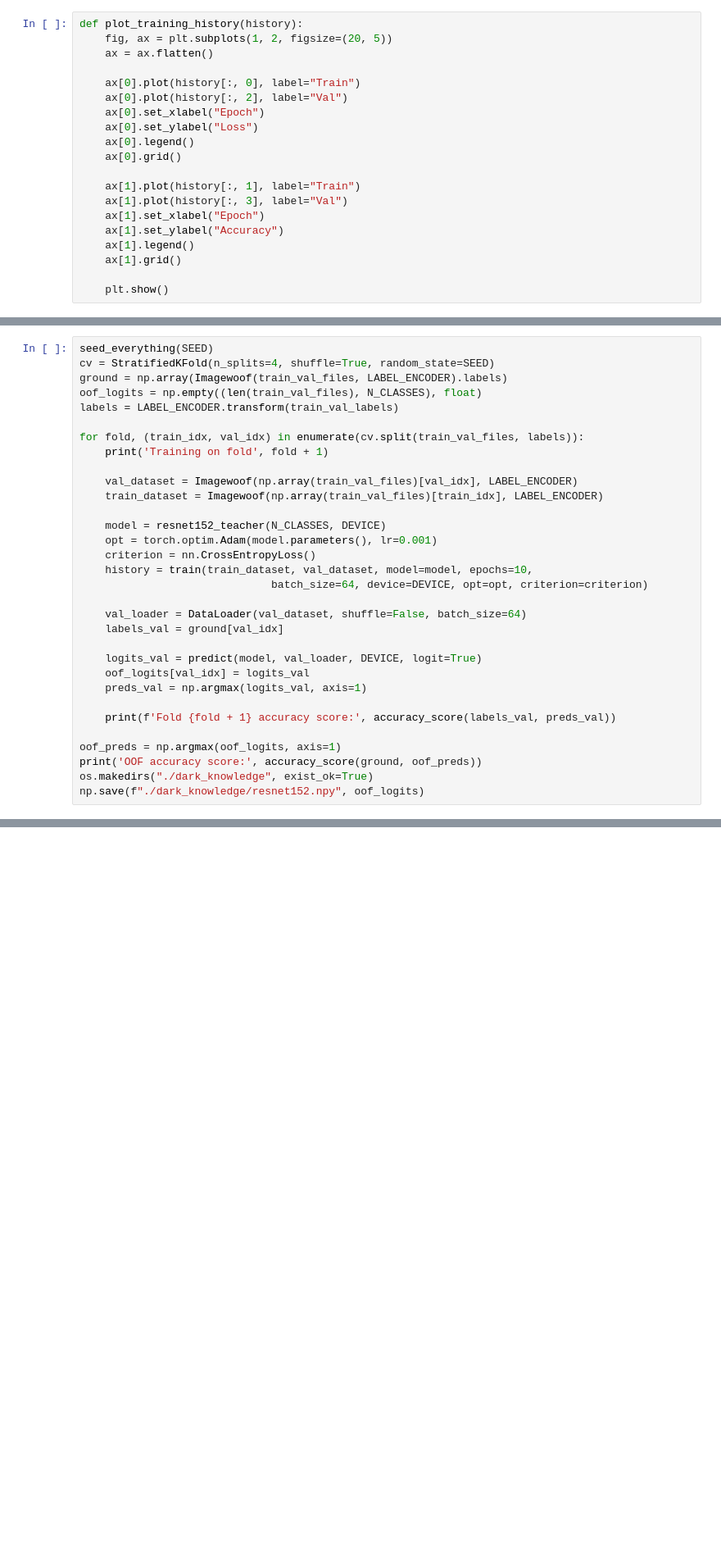
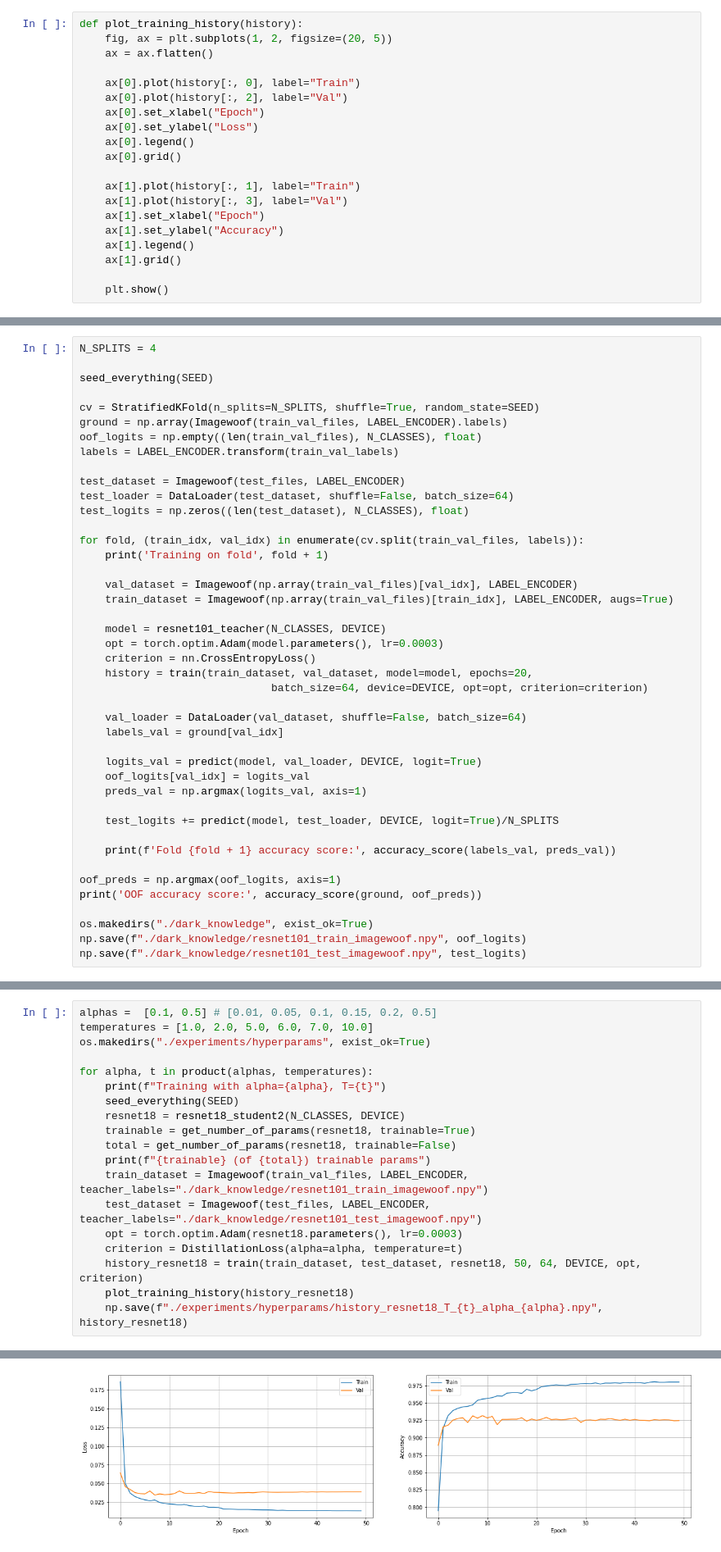
Before and after one commit to stdereka/knowledge-distillation, a Jupyter notebook: experiments.ipynb, the cells around one changed output, grey strips where cells are left out. Shown at 82% size. Saved outputs shown, nothing was run; the diff lists cells and outputs as text; blank space fills up the shorter version.

Commit message:
Experiment T [1.0, 2.0, 5.0, 6.0, 7.0] alpha 0.1 resnet18 <- resnet101

```diff
--- a/experiments.ipynb
+++ b/experiments.ipynb
@@ -149,20 +117,27 @@ plot_training_history(history_resnet152)
 # %%
+N_SPLITS = 4
+
 seed_everything(SEED)
-cv = StratifiedKFold(n_splits=4, shuffle=True, random_state=SEED)
+
+cv = StratifiedKFold(n_splits=N_SPLITS, shuffle=True, random_state=SEED)
 ground = np.array(Imagewoof(train_val_files, LABEL_ENCODER).labels)
 oof_logits = np.empty((len(train_val_files), N_CLASSES), float)
 labels = LABEL_ENCODER.transform(train_val_labels)
+
+test_dataset = Imagewoof(test_files, LABEL_ENCODER)
+test_loader = DataLoader(test_dataset, shuffle=False, batch_size=64)
+test_logits = np.zeros((len(test_dataset), N_CLASSES), float)
 
 for fold, (train_idx, val_idx) in enumerate(cv.split(train_val_files, labels)):
     print('Training on fold', fold + 1)
 
     val_dataset = Imagewoof(np.array(train_val_files)[val_idx], LABEL_ENCODER)
-    train_dataset = Imagewoof(np.array(train_val_files)[train_idx], LABEL_ENCODER)
+    train_dataset = Imagewoof(np.array(train_val_files)[train_idx], LABEL_ENCODER, augs=True)
 
-    model = resnet152_teacher(N_CLASSES, DEVICE)
-    opt = torch.optim.Adam(model.parameters(), lr=0.001)
+    model = resnet101_teacher(N_CLASSES, DEVICE)
+    opt = torch.optim.Adam(model.parameters(), lr=0.0003)
     criterion = nn.CrossEntropyLoss()
-    history = train(train_dataset, val_dataset, model=model, epochs=10,
+    history = train(train_dataset, val_dataset, model=model, epochs=20,
                               batch_size=64, device=DEVICE, opt=opt, criterion=criterion)
 
     val_loader = DataLoader(val_dataset, shuffle=False, batch_size=64)
@@ -172,11 +147,15 @@ for fold, (train_idx, val_idx) in enumerate(cv.split(train_val_files, labels)):
     oof_logits[val_idx] = logits_val
     preds_val = np.argmax(logits_val, axis=1)
 
+    test_logits += predict(model, test_loader, DEVICE, logit=True)/N_SPLITS
+
     print(f'Fold {fold + 1} accuracy score:', accuracy_score(labels_val, preds_val))
 
 oof_preds = np.argmax(oof_logits, axis=1)
 print('OOF accuracy score:', accuracy_score(ground, oof_preds))
+
 os.makedirs("./dark_knowledge", exist_ok=True)
-np.save(f"./dark_knowledge/resnet152.npy", oof_logits)
+np.save(f"./dark_knowledge/resnet101_train_imagewoof.npy", oof_logits)
+np.save(f"./dark_knowledge/resnet101_test_imagewoof.npy", test_logits)
 # %% [output]
 Training on fold 1
@@ -198,0 +178,20 @@ OOF accuracy score: 0.9621052631578947
+# %%
+alphas =  [0.1, 0.5] # [0.01, 0.05, 0.1, 0.15, 0.2, 0.5]
+temperatures = [1.0, 2.0, 5.0, 6.0, 7.0, 10.0]
+os.makedirs("./experiments/hyperparams", exist_ok=True)
+
+for alpha, t in product(alphas, temperatures):
+    print(f"Training with alpha={alpha}, T={t}")
+    seed_everything(SEED)
+    resnet18 = resnet18_student2(N_CLASSES, DEVICE)
+    trainable = get_number_of_params(resnet18, trainable=True)
+    total = get_number_of_params(resnet18, trainable=False)
+    print(f"{trainable} (of {total}) trainable params")
+    train_dataset = Imagewoof(train_val_files, LABEL_ENCODER, teacher_labels="./dark_knowledge/resnet101_train_imagewoof.npy")
+    test_dataset = Imagewoof(test_files, LABEL_ENCODER, teacher_labels="./dark_knowledge/resnet101_test_imagewoof.npy")
+    opt = torch.optim.Adam(resnet18.parameters(), lr=0.0003)
+    criterion = DistillationLoss(alpha=alpha, temperature=t)
+    history_resnet18 = train(train_dataset, test_dataset, resnet18, 50, 64, DEVICE, opt, criterion)
+    plot_training_history(history_resnet18)
+    np.save(f"./experiments/hyperparams/history_resnet18_T_{t}_alpha_{alpha}.npy", history_resnet18)
+# %% [output]
@@ -198,0 +218 @@ OOF accuracy score: 0.9621052631578947
+[figure, added]
```
Also changed, not shown: parts of 10 cells of this notebook, 11 other files.
